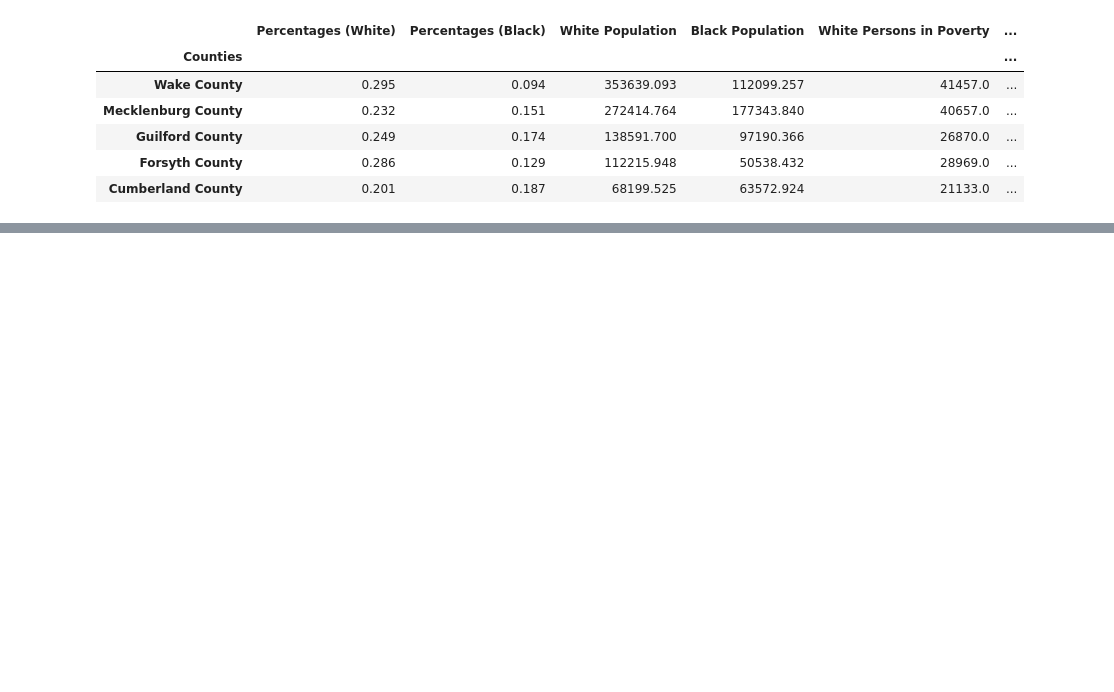
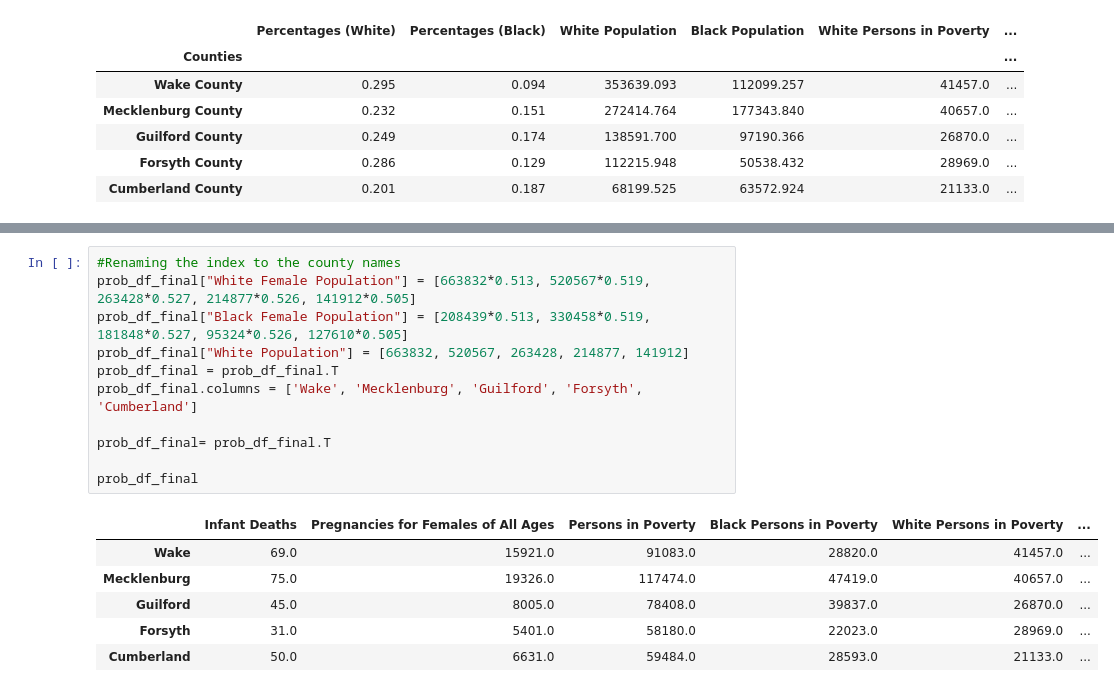
Before and after one commit to SwagmasterMatt/Public-Health-Exploratory-Analysis, a Jupyter notebook: chi_tests.ipynb, the cells around one changed output, grey strips where cells are left out. Saved outputs shown, nothing was run; the diff lists cells and outputs as text; blank space fills up the shorter version.

```diff
--- a/chi_tests.ipynb
+++ b/chi_tests.ipynb
@@ -117,0 +137,18 @@ stats.chisquare(df['observed'], df['expected'])
+# %%
+#Renaming the index to the county names
+prob_df_final["White Female Population"] = [663832*0.513, 520567*0.519, 263428*0.527, 214877*0.526, 141912*0.505]
+prob_df_final["Black Female Population"] = [208439*0.513, 330458*0.519, 181848*0.527, 95324*0.526, 127610*0.505]
+prob_df_final["White Population"] = [663832, 520567, 263428, 214877, 141912]
+prob_df_final = prob_df_final.T
+prob_df_final.columns = ['Wake', 'Mecklenburg', 'Guilford', 'Forsyth', 'Cumberland']
+
+prob_df_final= prob_df_final.T
+
+prob_df_final
+# %% [output]
+|  | Infant Deaths | Pregnancies for Females of All Ages | Persons in Poverty | Black Persons in Poverty | White Persons in Poverty | ... |
+| Wake | 69.0 | 15921.0 | 91083.0 | 28820.0 | 41457.0 | ... |
+| Mecklenburg | 75.0 | 19326.0 | 117474.0 | 47419.0 | 40657.0 | ... |
+| Guilford | 45.0 | 8005.0 | 78408.0 | 39837.0 | 26870.0 | ... |
+| Forsyth | 31.0 | 5401.0 | 58180.0 | 22023.0 | 28969.0 | ... |
+| Cumberland | 50.0 | 6631.0 | 59484.0 | 28593.0 | 21133.0 | ... |
```
Also changed, not shown: parts of 7 cells of this notebook.
